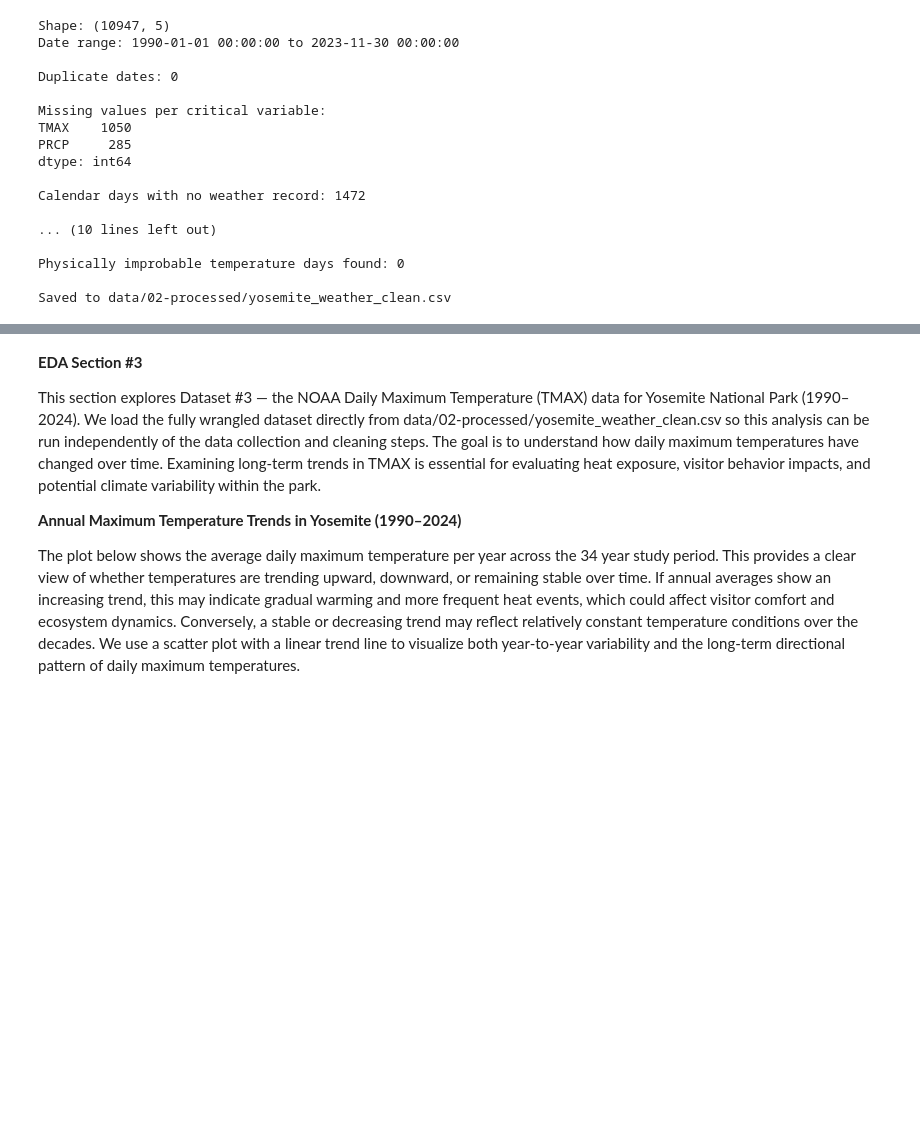
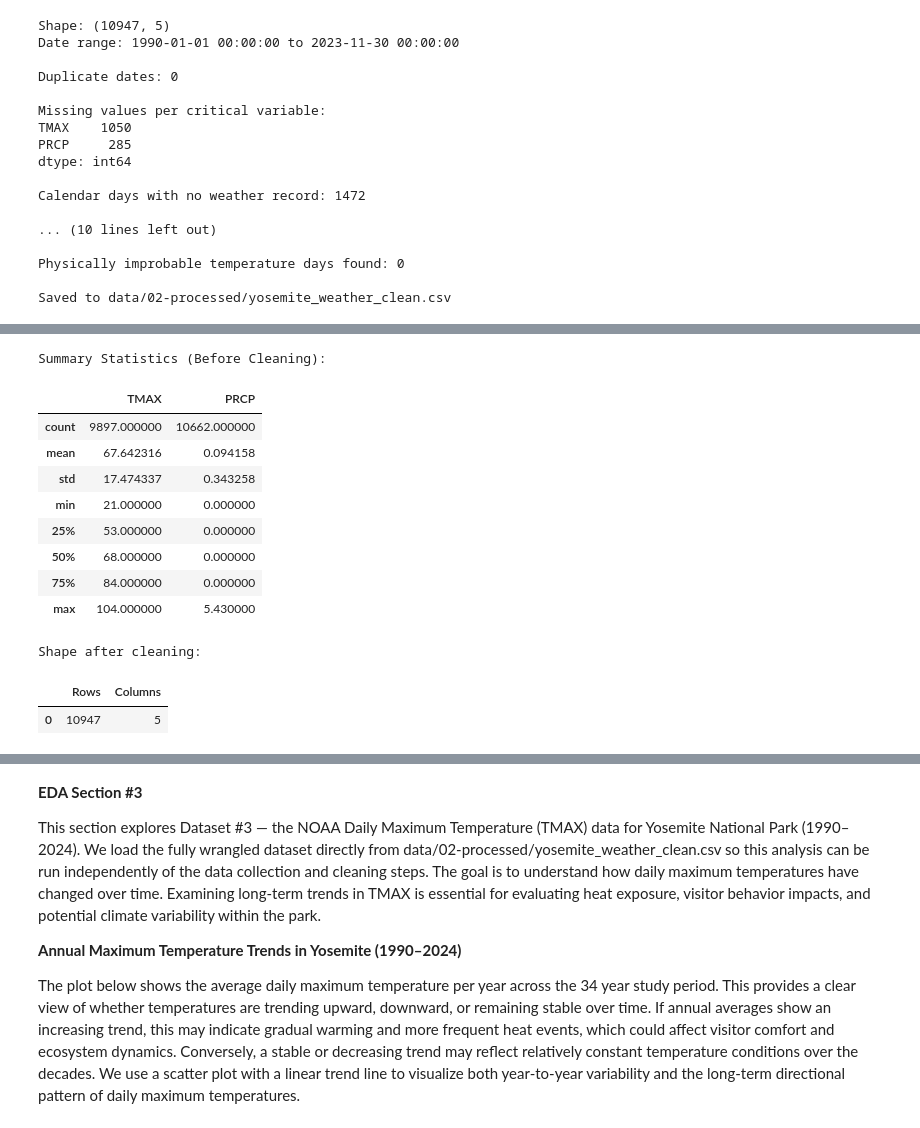
Before and after one commit to COGS108/Group046_WI26, a Jupyter notebook: 02-EDACheckpoint.ipynb, the cells around one changed output, grey strips where cells are left out. Drawn from its saved outputs; the diff is of its cells as text; code cells hidden in the pictures; blank space fills up the shorter version.

```diff
--- a/02-EDACheckpoint.ipynb
+++ b/02-EDACheckpoint.ipynb
@@ -203,3 +203,70 @@ Calendar days with no weather record: 1472
 Physically improbable temperature days found: 0
 
 Saved to data/02-processed/yosemite_weather_clean.csv
+# %%
+import pandas as pd
+import os
+from IPython.display import display
+
+# 1. Load raw weather data
+path = "https://raw.githubusercontent.com/COGS108/Group046_WI26/vy/data/00-raw/yosemite_weather_1990_2024.csv"
+weather = pd.read_csv(path)
+
+# 2. Convert DATE to datetime
+weather['DATE'] = pd.to_datetime(weather['DATE'], errors='coerce')
+
+# 3. Ensure numeric types
+weather['TMAX'] = pd.to_numeric(weather['TMAX'], errors='coerce')
+weather['PRCP'] = pd.to_numeric(weather['PRCP'], errors='coerce')
+
+print("Shape before cleaning:")
+display(pd.DataFrame({
+    "Rows": [weather.shape[0]],
+    "Columns": [weather.shape[1]]
+}))
+
+print("Date Range:")
+display(pd.DataFrame({
+    "Start Date": [weather["DATE"].min()],
+    "End Date": [weather["DATE"].max()]
+}))
+
+print("Duplicate Dates:")
+display(pd.DataFrame({
+    "Duplicate Count": [weather["DATE"].duplicated().sum()]
+}))
+
+print("Missing Values (Before Cleaning):")
+display(weather[['TMAX', 'PRCP']].isnull().sum().to_frame(name="Missing Count"))
+
+print("Summary Statistics (Before Cleaning):")
+display(weather[['TMAX', 'PRCP']].describe())
+
+weather.loc[(weather['TMAX'] > 115) | (weather['TMAX'] < -30), 'TMAX'] = pd.NA
+
+weather = weather.dropna(subset=['DATE'])
+
+weather = (
+    weather
+    .drop_duplicates(subset=['DATE'])
+    .sort_values('DATE')
+    .reset_index(drop=True)
+)
+
+print("Shape after cleaning:")
+display(pd.DataFrame({
+    "Rows": [weather.shape[0]],
+    "Columns": [weather.shape[1]]
+}))
+
+print("Missing Values (After Cleaning):")
+display(weather[['TMAX', 'PRCP']].isnull().sum().to_frame(name="Missing Count"))
+
+print("Summary Statistics (After Cleaning):")
+display(weather[['TMAX', 'PRCP']].describe())
+
+os.makedirs('data/02-processed', exist_ok=True)
+weather.to_csv('data/02-processed/yosemite_weather_clean.csv', index=False)
+
+print("Saved to data/02-processed/yosemite_weather_clean.csv")
+# %% [output]
@@ -205,0 +286,13 @@ Saved to data/02-processed/yosemite_weather_clean.csv
+Summary Statistics (Before Cleaning):
+|  | TMAX | PRCP |
+| count | 9897.000000 | 10662.000000 |
+| mean | 67.642316 | 0.094158 |
+| std | 17.474337 | 0.343258 |
+| min | 21.000000 | 0.000000 |
+| 25% | 53.000000 | 0.000000 |
+| 50% | 68.000000 | 0.000000 |
+| 75% | 84.000000 | 0.000000 |
+| max | 104.000000 | 5.430000 |
+Shape after cleaning:
+|  | Rows | Columns |
+| 0 | 10947 | 5 |
```
Also changed, not shown: parts of 2 cells of this notebook.
